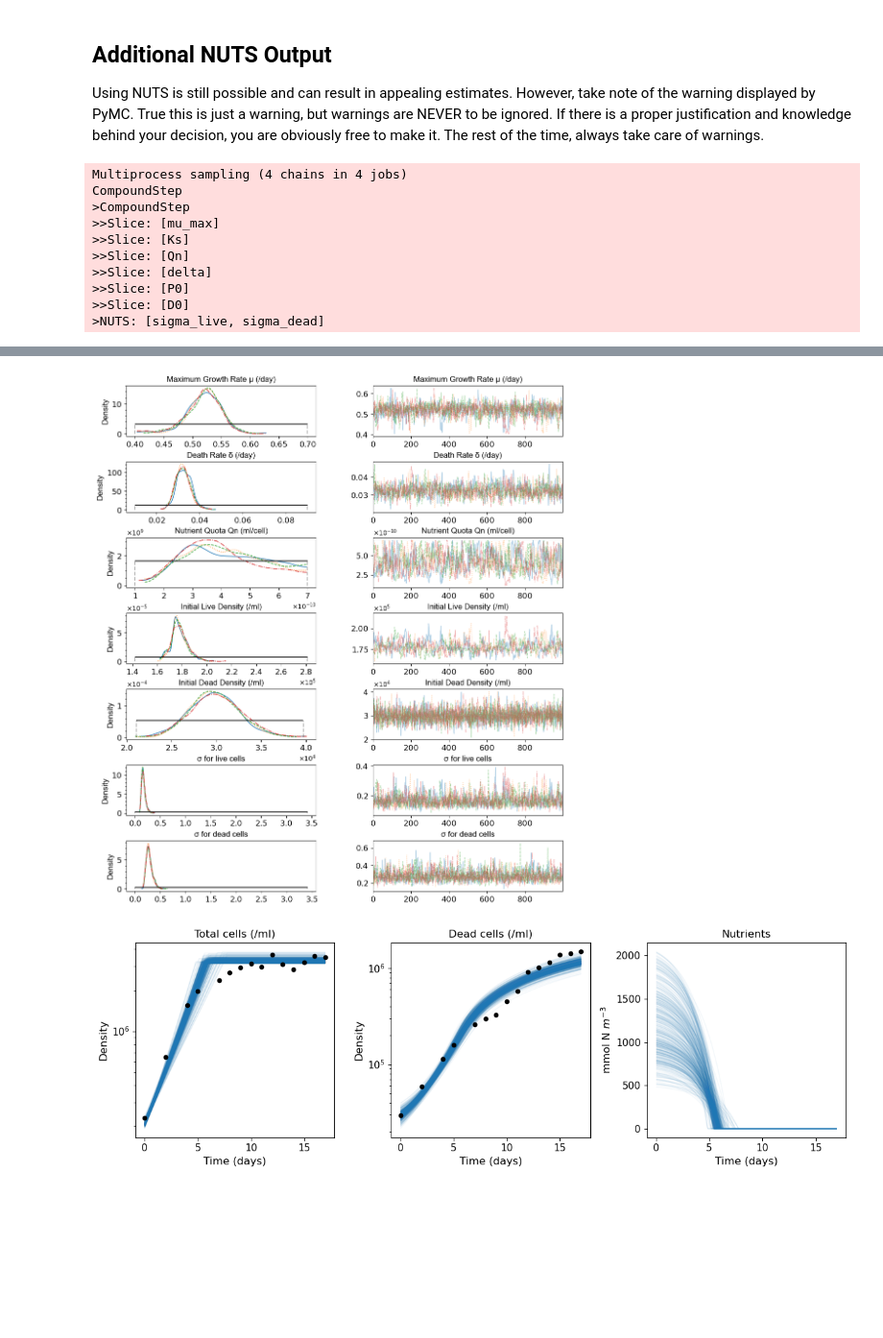
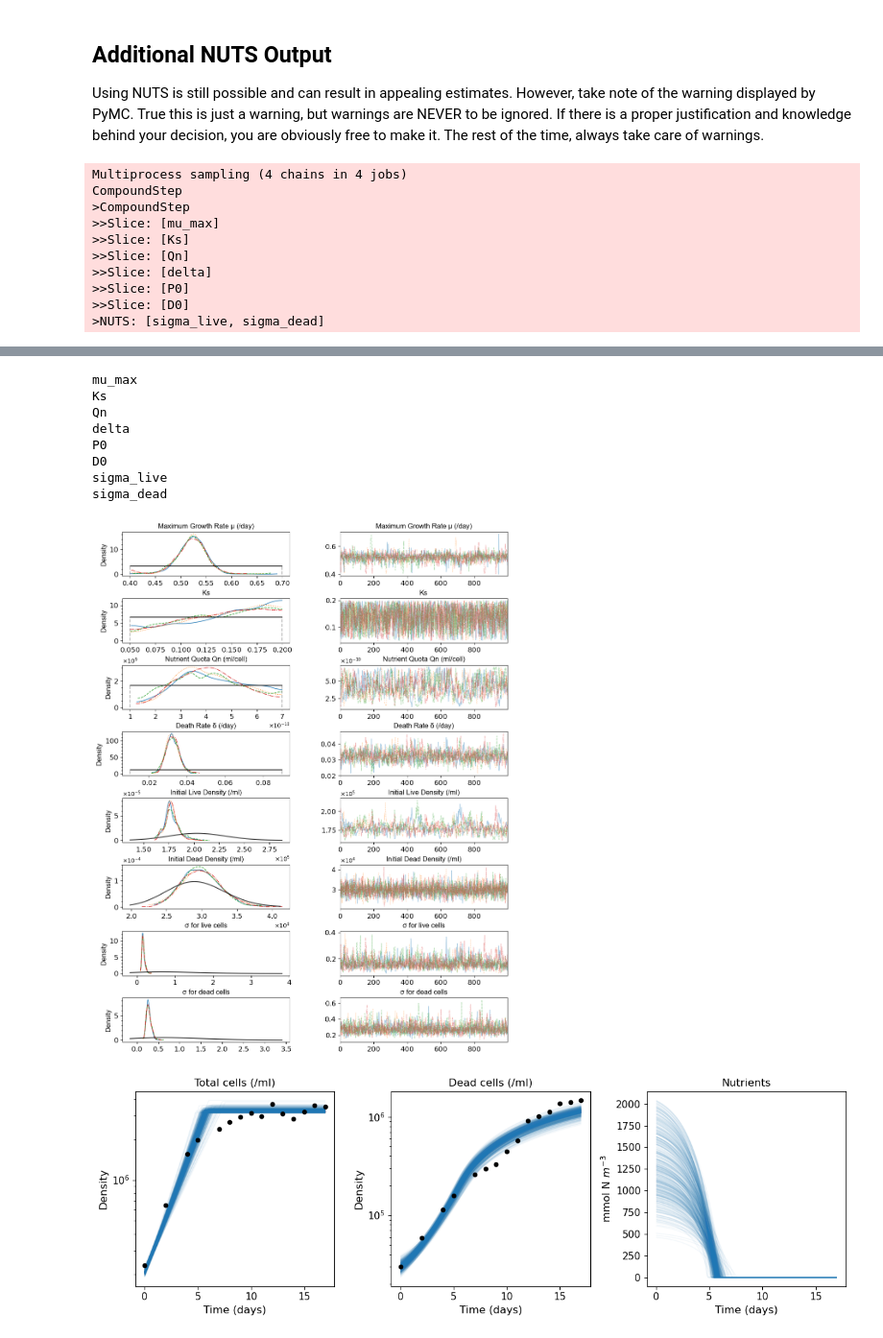
Before and after one commit to B2-Bayesian-for-Biology/MCMCwithODEs_primer, a Jupyter notebook: docs/education/python/case_study_3.ipynb, the cells around one changed output, grey strips where cells are left out. Shown at 96% size. Drawn from its saved outputs; the diff is of its cells as text; code cells hidden in the pictures; blank space fills up the shorter version.

```diff
--- a/docs/education/python/case_study_3.ipynb
+++ b/docs/education/python/case_study_3.ipynb
@@ -160,7 +160,7 @@ This is how you call and run the model!
 
 with model:
     trace = pm.sample(draws=10000,
-                      tune=10000,
+                      tune=1000,
                       chains=4,
                       cores=4,
                       step=pm.Metropolis(),
@@ -256,11 +269,12 @@ with model:
 
 plot_trace(trace=trace,
            model=model,
+           uni=["mu_max", "Ks", "Qn", "delta"],
            fontname='Arial',
            fontsize=12,
            num_prior_samples=2000,
            var_names_map={'mu_max': 'Maximum Growth Rate μ (/day)', 'delta': 'Death Rate δ (/day)', 'Qn': 'Nutrient Quota Qn (ml/cell)', 'P0': 'Initial Live Density (/ml)', 'D0': 'Initial Dead Density (/ml)','sigma_live': 'σ for live cells', 'sigma_dead': 'σ for dead cells'},
-           var_order=['mu_max','delta','Qn','P0','D0','sigma_live','sigma_dead'],
+           var_order=['mu_max', 'Ks', 'Qn', 'delta','P0','D0','sigma_live','sigma_dead'],
            save_path='figures/vardi_general_chains_reparam.png')
 
 def ode_solution2data(solution):
@@ -296,5 +310,13 @@ Sampling 4 chains for 1_000 tune and 1_000 draw iterations (4_000 + 4_000 draws
 The rhat statistic is larger than 1.01 for some parameters. This indicates problems during sampling. See https://arxiv.org/abs/1903.08008 for details
 The effective sample size per chain is smaller than 100 for some parameters.  A higher number is needed for reliable rhat and ess computation. See https://arxiv.org/abs/1903.08008 for details
 Sampling: [D0, Ks, P0, Qn, Y_dead, Y_total, delta, mu_max, sigma_dead, sigma_live]
+mu_max
+Ks
+Qn
+delta
+P0
+D0
+sigma_live
+sigma_dead
-[figure, old version]
+[figure, new version]
-[figure, old version]
+[figure, new version]
```
Also changed, not shown: parts of 4 cells of this notebook, 12 other files.
